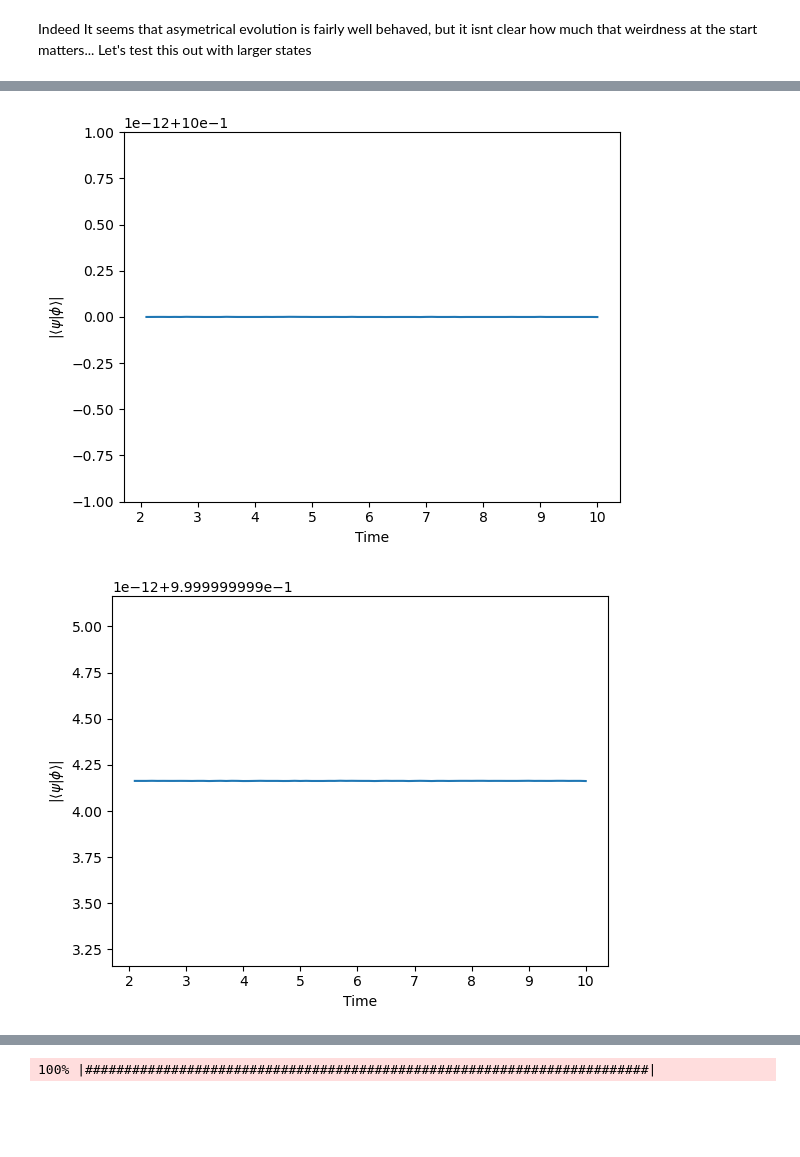
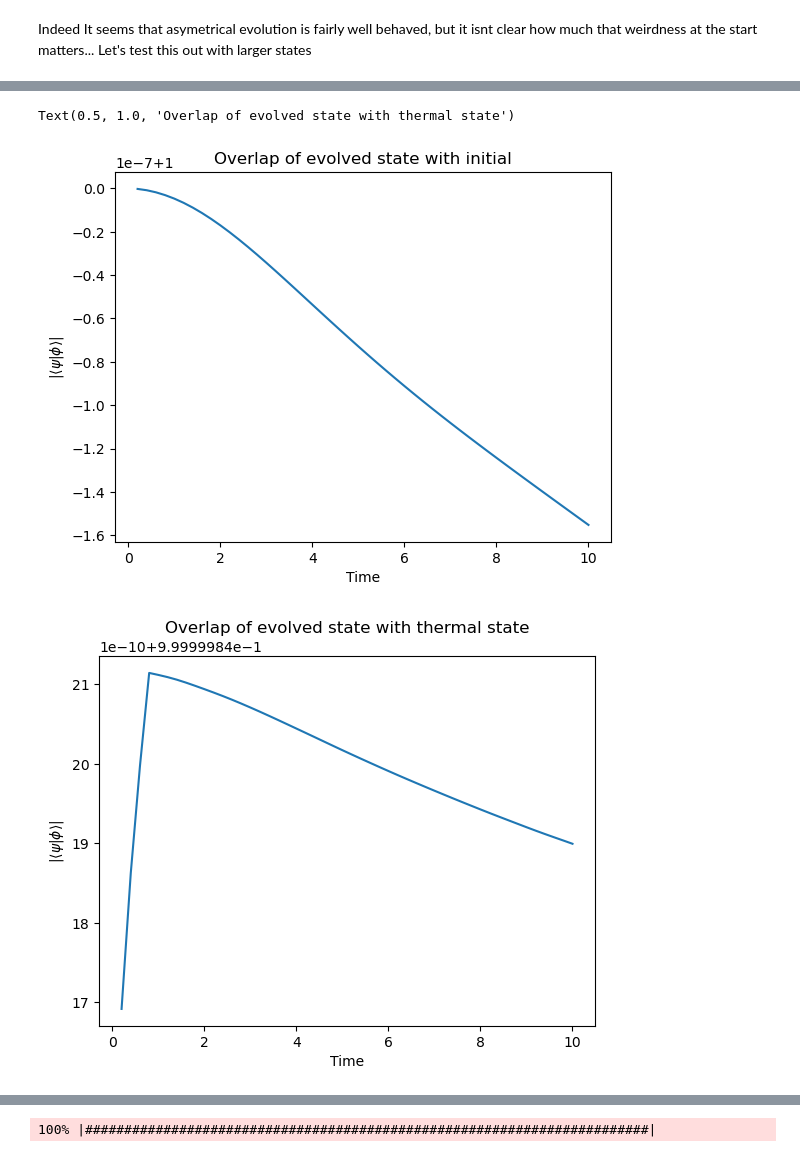
Before and after one commit to OscarCharlieST/quantum-tensor, a Jupyter notebook: active.ipynb, the cells around one changed output, grey strips where cells are left out. Drawn from its saved outputs; the diff is of its cells as text; code cells hidden in the pictures; blank space fills up the shorter version.

```diff
--- a/active.ipynb
+++ b/active.ipynb
@@ -626,0 +649,19 @@ asym_state = copy.deepcopy(indirect_state)
+# %%
+# Save state tensors
+Ms = asym_state.tensors
+params = {
+    'L': L,
+    'D': D,
+    'n_wavelengths': n_wavelengths,
+    'avg_beta': avg_beta,
+    'delta_beta': delta_beta,
+    'build_steps': 200,
+    'method': 'indirect',
+    'build_time': '30 hrs (on cranham)'
+    }
+
+with h5py.File(rf"states\\L_{L}_D_{D}_nW_{n_wavelengths}.h5", "w") as f:
+    for site in Ms:
+        f.create_dataset(f"{site}", data=Ms[site])
+    for key, value in params.items():
+        f.attrs[key] = value
@@ -627,8 +723,8 @@ asym_state = copy.deepcopy(indirect_state)
 # %%
 
-t_f = 2
-steps = 200
+t_f = 15
+steps = 150
 meth = methods.lanczos_method(epsilon=1e-5, max_iters=8)
-
-asym_hist, _ = sim.tdvp(asym_state, H_asym, t_f, steps, meth, history=True)
-print(f"Overlap of asym state with initial: {states.overlap(asym_state, indirect_state)}")
+init_state = copy.deepcopy(recovered_state)
+asym_hist, _ = sim.tdvp(init_state, H_asym, t_f, steps, meth,
+                        history=True, history_interval=5)
@@ -682,12 +813,15 @@ D = estimate_D(ts, Es, t_f=8)
 # %%
-times = np.array(list(asym_hist.keys())[::10])
-times = times[times>2]
+times = np.array(list(asym_hist.keys())[::1])
+times = times[times>0]
 uni_hist = {t: avg_beta_state for t in times}
 fixed_hist = {t: indirect_state for t in times}
 block_hist = {t: asym_hist[t] for t in times}
 
-fig, ax = vis.overlap_evolution(fixed_hist, block_hist)
-fig, ax = vis.overlap_evolution(uni_hist, block_hist)
+fig1, ax1 = vis.overlap_evolution(fixed_hist, block_hist)
+fig2, ax2 = vis.overlap_evolution(uni_hist, block_hist)
+ax1.set_title("Overlap of evolved state with initial")
+ax2.set_title("Overlap of evolved state with thermal state")
 # %% [output]
+Text(0.5, 1.0, 'Overlap of evolved state with thermal state')
-[figure, old version]
+[figure, new version]
-[figure, old version]
+[figure, new version]
```
Also changed, not shown: parts of 42 cells of this notebook, 12 other files.
